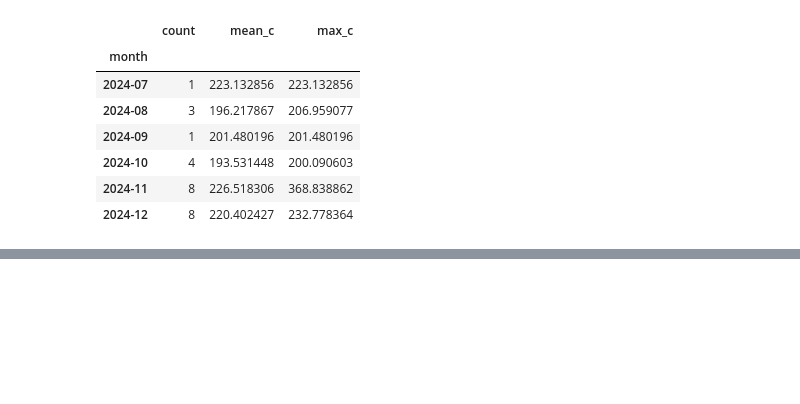
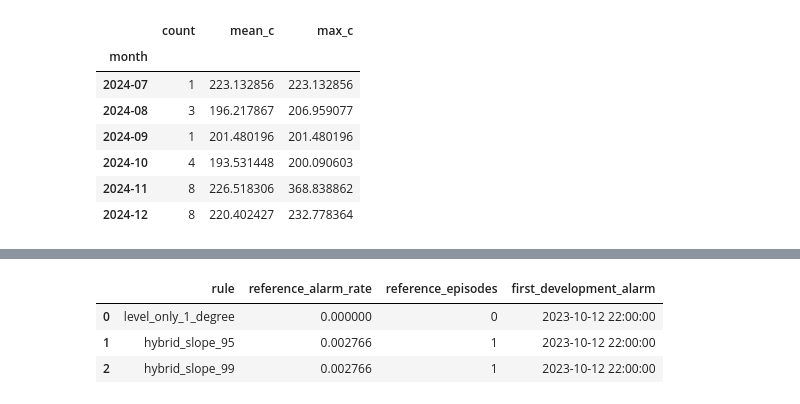
Before and after one commit to NoamLA/skf-ds-home-assignment, a Jupyter notebook: notebooks/analysis_and_model_selection.ipynb, the cells around one changed output, grey strips where cells are left out. Saved outputs shown, nothing was run; the diff lists cells and outputs as text; code cells hidden in the pictures; blank space fills up the shorter version.

```diff
--- a/notebooks/analysis_and_model_selection.ipynb
+++ b/notebooks/analysis_and_model_selection.ipynb
@@ -602,0 +1073,55 @@ Threshold and required duration are not settled yet and would need to be checked
+# %%
+sensitive_level_threshold = reference_rolling_residual.quantile(0.995)
+conservative_level_threshold = 1.0
+slope_95_threshold = reference_slope.quantile(0.95)
+slope_99_threshold = reference_slope.quantile(0.99)
+
+level_signal = scored_df["residual_median_72h"]
+slope_signal = scored_df[slope_column]
+
+candidate_rules = {
+    "level_only_1_degree": (
+        level_signal > conservative_level_threshold
+    ),
+    "hybrid_slope_95": (
+        (level_signal > conservative_level_threshold)
+        | (
+            (level_signal > sensitive_level_threshold)
+            & (slope_signal > slope_95_threshold)
+        )
+    ),
+    "hybrid_slope_99": (
+        (level_signal > conservative_level_threshold)
+        | (
+            (level_signal > sensitive_level_threshold)
+            & (slope_signal > slope_99_threshold)
+        )
+    ),
+}
+
+rule_results = []
+
+for rule_name, candidate in candidate_rules.items():
+    candidate = candidate.fillna(False)
+    rule_results.append(
+        {
+            "rule": rule_name,
+            "reference_alarm_rate": candidate[reference_mask].mean(),
+            "reference_episodes": count_alarm_episodes(
+                candidate,
+                reference_mask,
+            ),
+            "first_development_alarm": scored_df.loc[
+                candidate & development_mask,
+                "timestamp",
+            ].min(),
+        }
+    )
+
+rule_comparison = pd.DataFrame(rule_results)
+rule_comparison
+# %% [output]
+|  | rule | reference_alarm_rate | reference_episodes | first_development_alarm |
+| 0 | level_only_1_degree | 0.000000 | 0 | 2023-10-12 22:00:00 |
+| 1 | hybrid_slope_95 | 0.002766 | 1 | 2023-10-12 22:00:00 |
+| 2 | hybrid_slope_99 | 0.002766 | 1 | 2023-10-12 22:00:00 |
```
Also changed, not shown: parts of 43 cells of this notebook.
